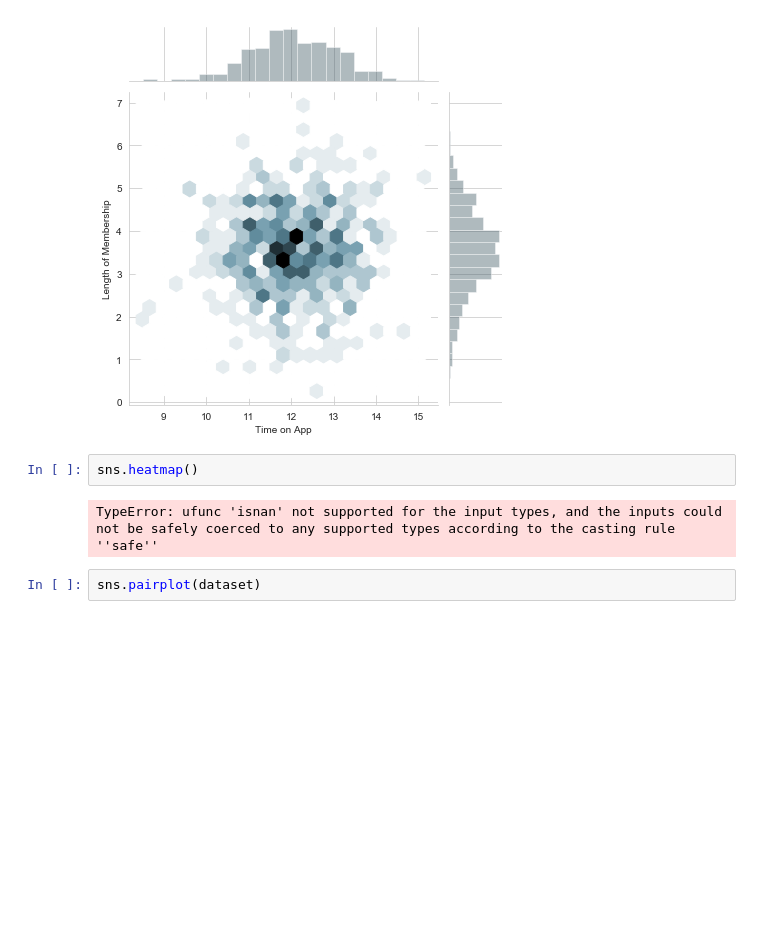
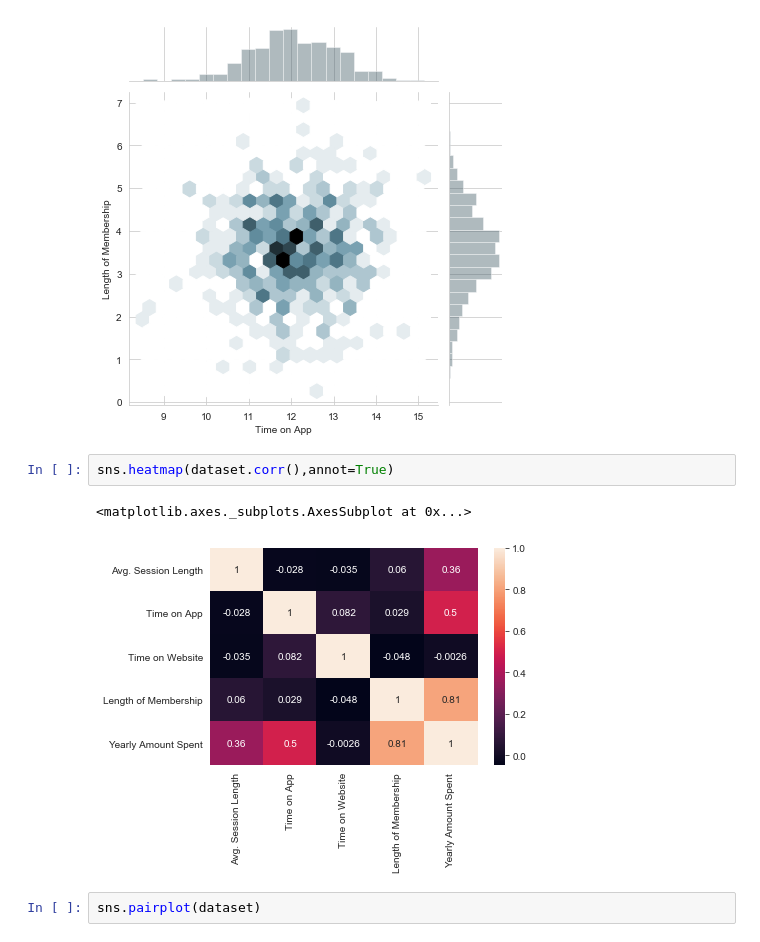
Before and after one commit to shubham860/ML-algos-python-libraries, a Jupyter notebook: Linear regression/Linear_regression.ipynb, the cells around one changed output. Drawn from its saved outputs; the diff is of its cells as text; blank space fills up the shorter version.

```diff
--- a/Linear regression/Linear_regression.ipynb
+++ b/Linear regression/Linear_regression.ipynb
@@ -68,9 +68,10 @@ sns.jointplot(x='Time on App',y='Length of Membership',data=dataset,kind='hex')
 <seaborn.axisgrid.JointGrid at 0x...>
 [figure]
 # %%
-sns.heatmap()
+sns.heatmap(dataset.corr(),annot=True)
 # %% [output]
-TypeError: ufunc 'isnan' not supported for the input types, and the inputs could not be safely coerced to any supported types according to the casting rule ''safe''
+<matplotlib.axes._subplots.AxesSubplot at 0x...>
+[figure, added]
 # %%
 sns.pairplot(dataset)
 # %% [output]
```
Also changed, not shown: 2 other files.
